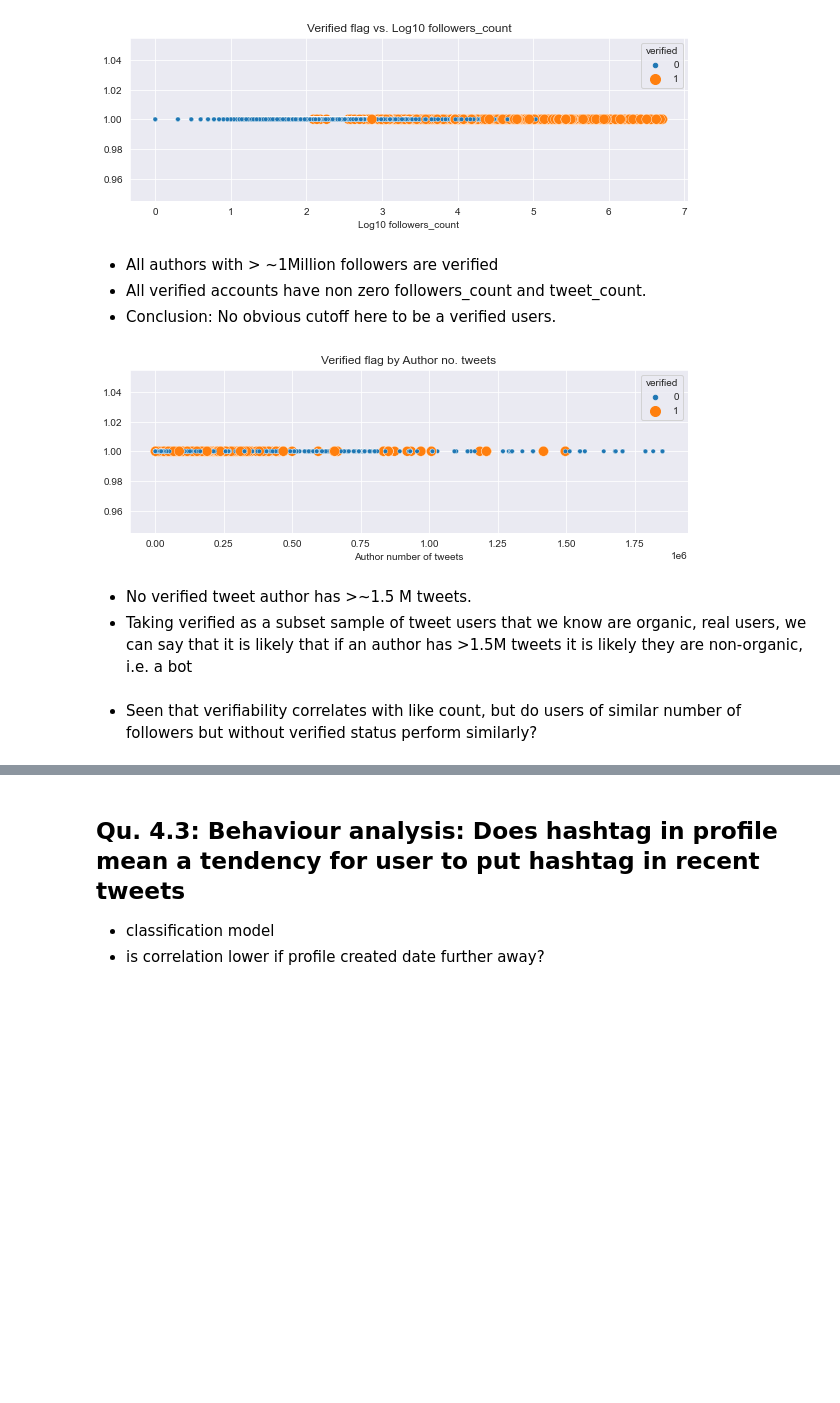
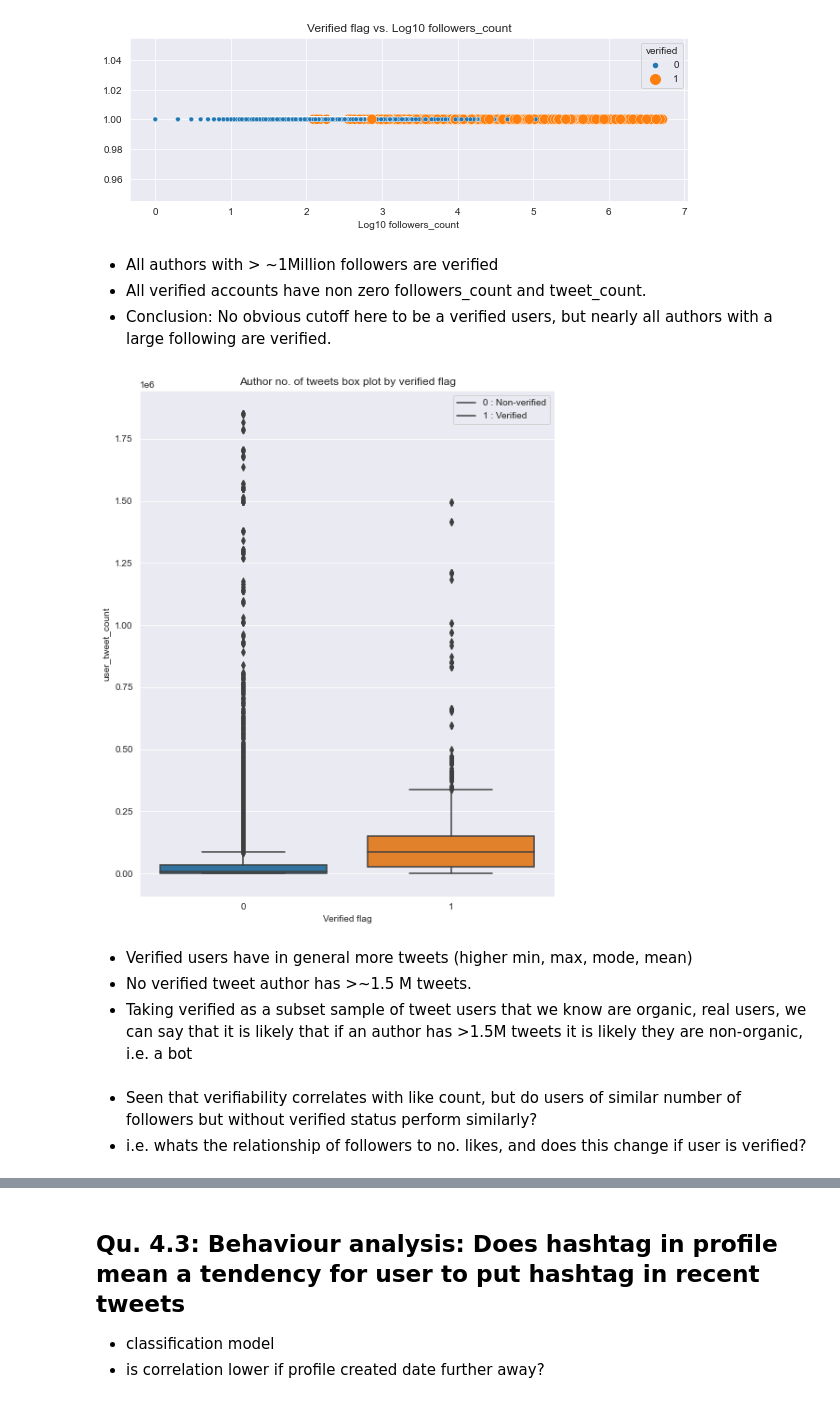
Before and after one commit to alexfarquharson/tn21887_EMATM0048, a Jupyter notebook: Data_analytics/Tweepy_work.ipynb, the cells around one changed output, grey strips where cells are left out. Drawn from its saved outputs; the diff is of its cells as text; code cells hidden in the pictures; blank space fills up the shorter version.

Commit message:
data_a: Completed

```diff
--- a/Data_analytics/Tweepy_work.ipynb
+++ b/Data_analytics/Tweepy_work.ipynb
@@ -678,17 +698,16 @@ ax.set(title = f'Verified flag vs. Log10 followers_count', xlabel = 'Log10 follo
 # %% [markdown]
 * All authors with > ~1Million followers are verified
 * All verified accounts have non zero followers_count and tweet_count.
-* Conclusion: No obvious cutoff here to be a verified users.
+* Conclusion: No obvious cutoff here to be a verified users, but nearly all authors with a large following are verified.
-# %%
-fig,ax = plt.subplots(figsize = (10,3))
-sns.scatterplot(x=master_df['user_tweet_count'],y=1,
-                hue = master_df['verified'],
-                size = master_df['verified'], sizes = (100,20))
-
-ax.set(title = f'Verified flag by Author no. tweets', xlabel = 'Author number of tweets');
-# %% [output]
-[figure, removed]
+# %%
+fig,ax = plt.subplots(figsize = (8,10))
+sns.boxplot(data = master_df, x = 'verified',y = 'user_tweet_count');
+ax.legend(handles = ax.lines[::], labels=["0 : Non-verified","1 : Verified"])
+ax.set(title = f'Author no. of tweets box plot by verified flag', xlabel = 'Verified flag');
+# %% [output]
+[figure, added]
 # %% [markdown]
+* Verified users have in general more tweets (higher min, max, mode, mean)
 * No verified tweet author has >~1.5 M tweets.
 * Taking verified as a subset sample of tweet users that we know are organic, real users, we can say that it is likely that if an author has >1.5M tweets it is likely they are non-organic, i.e. a bot
 # %%
@@ -697,4 +716,5 @@ ax.set(title = f'Verified flag by Author no. tweets', xlabel = 'Author number of
 master_df = master_df[master_df['user_tweet_count']<1500000]
 # %% [markdown]
 * Seen that verifiability correlates with like count, but do users of similar number of followers but without verified status perform similarly?
+* i.e. whats the relationship of followers to no. likes, and does this change if user is verified?
 # %%
```
Also changed, not shown: parts of 41 cells of this notebook.
